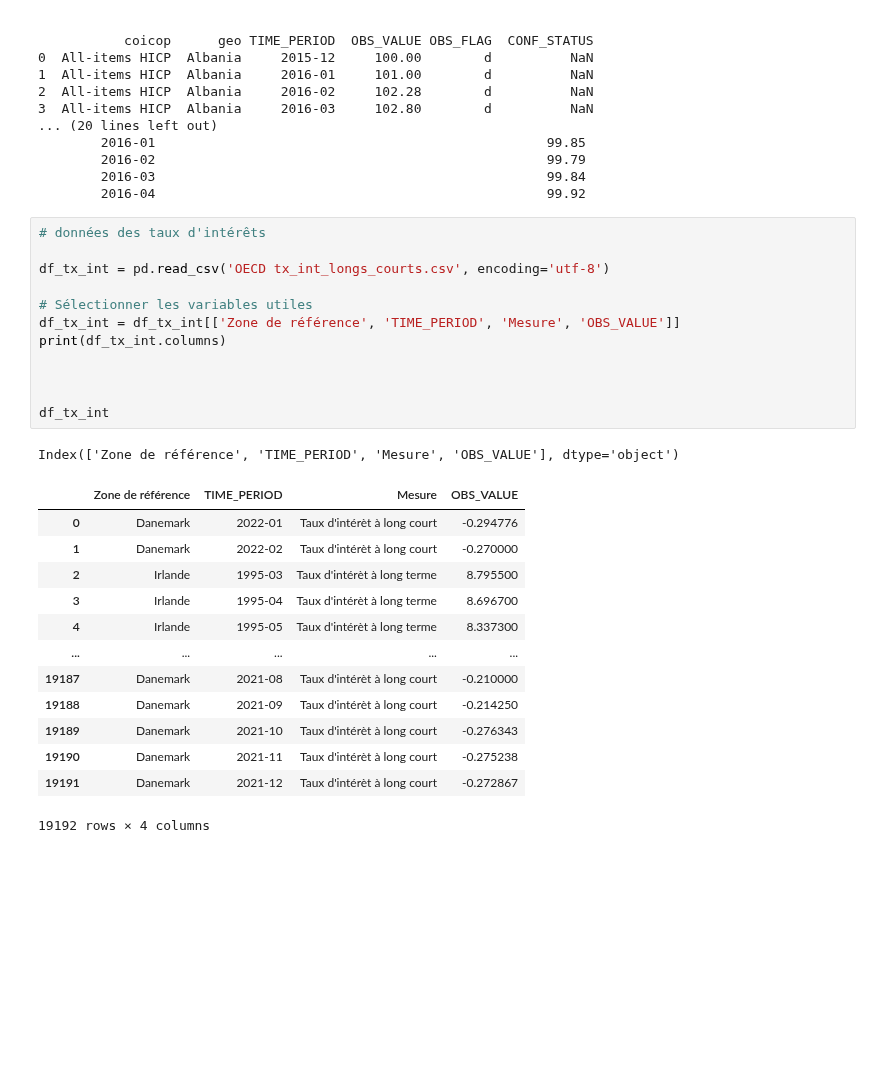
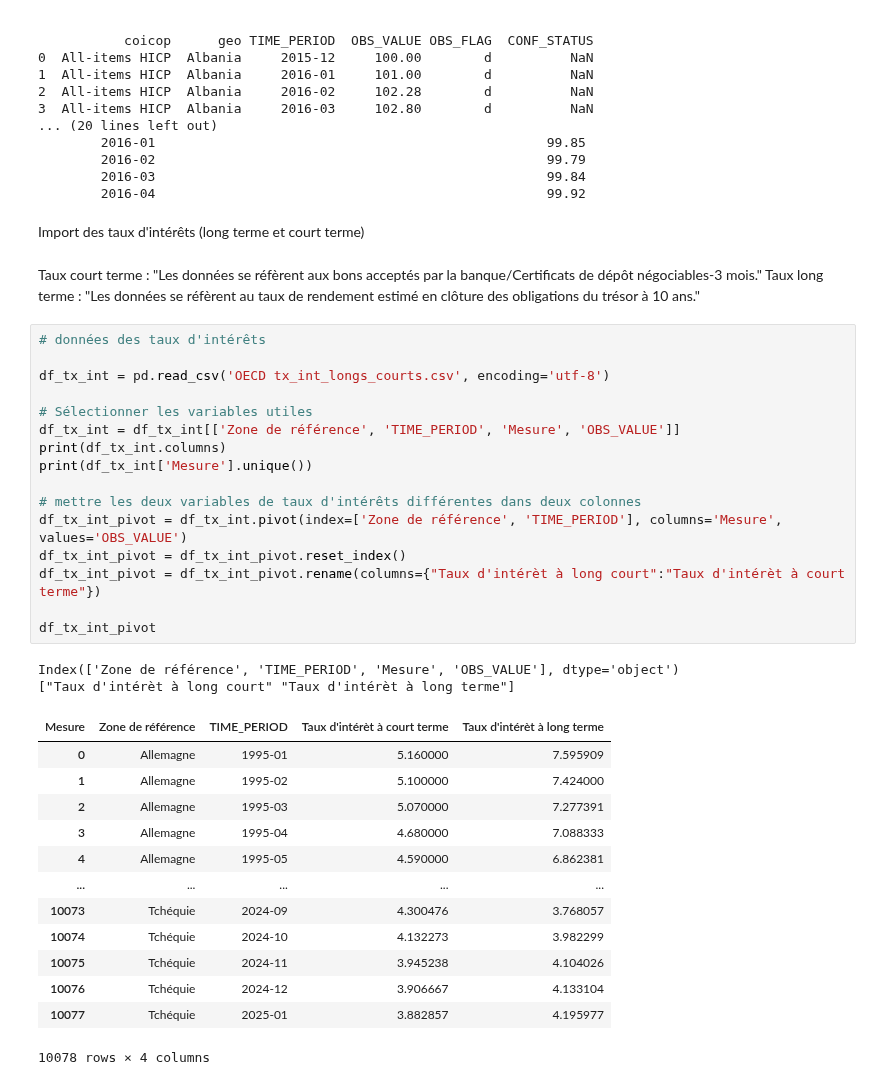
Before and after one commit to enriquealarcon01/Stat-App, a Jupyter notebook: Stat'App- test données.ipynb, the cells around one changed output. Drawn from its saved outputs; the diff is of its cells as text; blank space fills up the shorter version.

Commit message:
petite modif sur un df des taux d'intérêts

```diff
--- a/Stat'App- test données.ipynb
+++ b/Stat'App- test données.ipynb
@@ -260,30 +262,40 @@ df_cpi_pivot = df_cpi_pivot.reset_index()
         2016-02                                                  99.79
         2016-03                                                  99.84
         2016-04                                                  99.92
+# %% [markdown]
+Import des taux d'intérêts (long terme et court terme)
+# %% [markdown]
+Taux court terme : "Les données se réfèrent aux bons acceptés par la banque/Certificats de dépôt négociables-3 mois."
+Taux long terme : "Les données se réfèrent au taux de rendement estimé en clôture des obligations du trésor à 10 ans."
 # %%
 # données des taux d'intérêts
 
 df_tx_int = pd.read_csv('OECD tx_int_longs_courts.csv', encoding='utf-8')
 
 # Sélectionner les variables utiles
 df_tx_int = df_tx_int[['Zone de référence', 'TIME_PERIOD', 'Mesure', 'OBS_VALUE']]
 print(df_tx_int.columns)
+print(df_tx_int['Mesure'].unique())
 
+# mettre les deux variables de taux d'intérêts différentes dans deux colonnes
+df_tx_int_pivot = df_tx_int.pivot(index=['Zone de référence', 'TIME_PERIOD'], columns='Mesure', values='OBS_VALUE')
+df_tx_int_pivot = df_tx_int_pivot.reset_index()
+df_tx_int_pivot = df_tx_int_pivot.rename(columns={"Taux d'intérèt à long court":"Taux d'intérèt à court terme"})
 
-
-df_tx_int
+df_tx_int_pivot
 # %% [output]
 Index(['Zone de référence', 'TIME_PERIOD', 'Mesure', 'OBS_VALUE'], dtype='object')
+["Taux d'intérèt à long court" "Taux d'intérèt à long terme"]
-|  | Zone de référence | TIME_PERIOD | Mesure | OBS_VALUE |
-| 0 | Danemark | 2022-01 | Taux d'intérèt à long court | -0.294776 |
-| 1 | Danemark | 2022-02 | Taux d'intérèt à long court | -0.270000 |
-| 2 | Irlande | 1995-03 | Taux d'intérèt à long terme | 8.795500 |
-| 3 | Irlande | 1995-04 | Taux d'intérèt à long terme | 8.696700 |
-| 4 | Irlande | 1995-05 | Taux d'intérèt à long terme | 8.337300 |
+| Mesure | Zone de référence | TIME_PERIOD | Taux d'intérèt à court terme | Taux d'intérèt à long terme |
+| 0 | Allemagne | 1995-01 | 5.160000 | 7.595909 |
+| 1 | Allemagne | 1995-02 | 5.100000 | 7.424000 |
+| 2 | Allemagne | 1995-03 | 5.070000 | 7.277391 |
+| 3 | Allemagne | 1995-04 | 4.680000 | 7.088333 |
+| 4 | Allemagne | 1995-05 | 4.590000 | 6.862381 |
 | ... | ... | ... | ... | ... |
-| 19187 | Danemark | 2021-08 | Taux d'intérèt à long court | -0.210000 |
-| 19188 | Danemark | 2021-09 | Taux d'intérèt à long court | -0.214250 |
-| 19189 | Danemark | 2021-10 | Taux d'intérèt à long court | -0.276343 |
-| 19190 | Danemark | 2021-11 | Taux d'intérèt à long court | -0.275238 |
-| 19191 | Danemark | 2021-12 | Taux d'intérèt à long court | -0.272867 |
+| 10073 | Tchéquie | 2024-09 | 4.300476 | 3.768057 |
+| 10074 | Tchéquie | 2024-10 | 4.132273 | 3.982299 |
+| 10075 | Tchéquie | 2024-11 | 3.945238 | 4.104026 |
+| 10076 | Tchéquie | 2024-12 | 3.906667 | 4.133104 |
+| 10077 | Tchéquie | 2025-01 | 3.882857 | 4.195977 |
-19192 rows × 4 columns
+10078 rows × 4 columns
```
Also changed, not shown: parts of 1 cell of this notebook.
